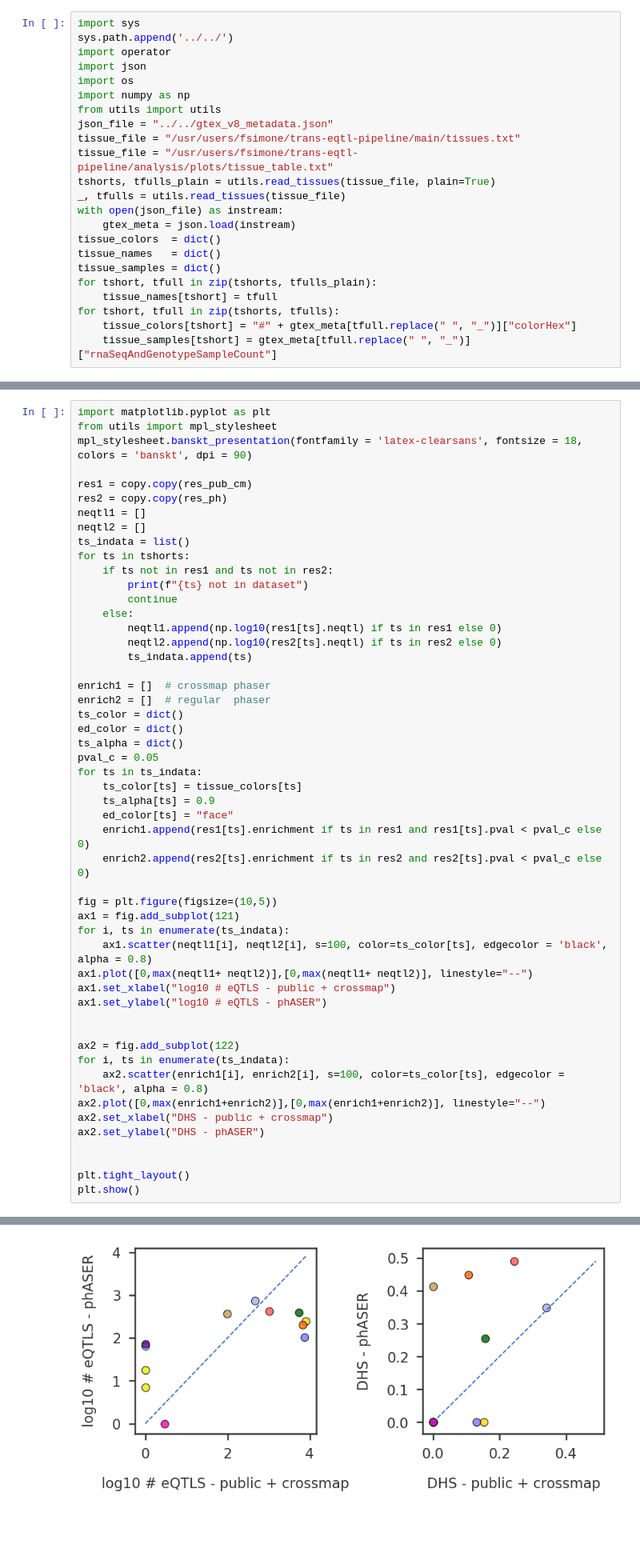
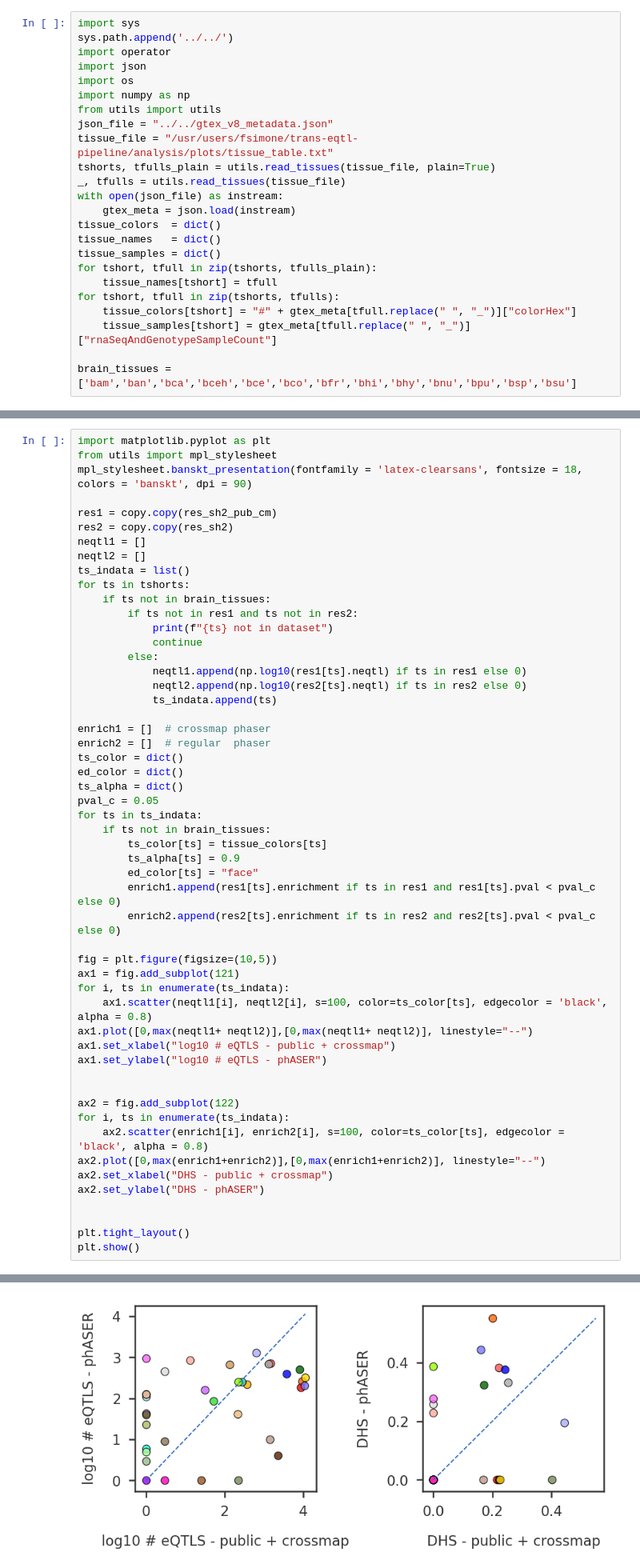
Before and after one commit to banskt/trans-eqtl-pipeline, a Jupyter notebook: analysis/jupyter/dhs_analysis/Crossmap_dhs_analysis.ipynb, the cells around one changed output, grey strips where cells are left out. Shown at 80% size. Cells and saved outputs as stored; diff of their text form; blank space fills up the shorter version.

```diff
--- a/analysis/jupyter/dhs_analysis/Crossmap_dhs_analysis.ipynb
+++ b/analysis/jupyter/dhs_analysis/Crossmap_dhs_analysis.ipynb
@@ -7,7 +7,6 @@ import os
 import numpy as np
 from utils import utils
 json_file = "../../gtex_v8_metadata.json"
-tissue_file = "/usr/users/fsimone/trans-eqtl-pipeline/main/tissues.txt"
 tissue_file = "/usr/users/fsimone/trans-eqtl-pipeline/analysis/plots/tissue_table.txt"
 tshorts, tfulls_plain = utils.read_tissues(tissue_file, plain=True)
 _, tfulls = utils.read_tissues(tissue_file)
@@ -21,6 +20,8 @@ for tshort, tfull in zip(tshorts, tfulls_plain):
 for tshort, tfull in zip(tshorts, tfulls):
     tissue_colors[tshort] = "#" + gtex_meta[tfull.replace(" ", "_")]["colorHex"]
     tissue_samples[tshort] = gtex_meta[tfull.replace(" ", "_")]["rnaSeqAndGenotypeSampleCount"]
+
+brain_tissues = ['bam','ban','bca','bceh','bce','bco','bfr','bhi','bhy','bnu','bpu','bsp','bsu']
 # %%
 import collections
 import re
@@ -114,19 +164,20 @@ import matplotlib.pyplot as plt
 from utils import mpl_stylesheet
 mpl_stylesheet.banskt_presentation(fontfamily = 'latex-clearsans', fontsize = 18, colors = 'banskt', dpi = 90)
 
-res1 = copy.copy(res_pub_cm)
-res2 = copy.copy(res_ph)
+res1 = copy.copy(res_sh2_pub_cm)
+res2 = copy.copy(res_sh2)
 neqtl1 = []
 neqtl2 = []
 ts_indata = list()
 for ts in tshorts:
-    if ts not in res1 and ts not in res2:
-        print(f"{ts} not in dataset")
-        continue
-    else:
-        neqtl1.append(np.log10(res1[ts].neqtl) if ts in res1 else 0)
-        neqtl2.append(np.log10(res2[ts].neqtl) if ts in res2 else 0)
-        ts_indata.append(ts)
+    if ts not in brain_tissues:
+        if ts not in res1 and ts not in res2:
+            print(f"{ts} not in dataset")
+            continue
+        else:
+            neqtl1.append(np.log10(res1[ts].neqtl) if ts in res1 else 0)
+            neqtl2.append(np.log10(res2[ts].neqtl) if ts in res2 else 0)
+            ts_indata.append(ts)
 
 enrich1 = []  # crossmap phaser
 enrich2 = []  # regular  phaser
@@ -135,11 +186,12 @@ ed_color = dict()
 ts_alpha = dict()
 pval_c = 0.05
 for ts in ts_indata:
-    ts_color[ts] = tissue_colors[ts]
-    ts_alpha[ts] = 0.9
-    ed_color[ts] = "face"
-    enrich1.append(res1[ts].enrichment if ts in res1 and res1[ts].pval < pval_c else 0)
-    enrich2.append(res2[ts].enrichment if ts in res2 and res2[ts].pval < pval_c else 0)
+    if ts not in brain_tissues:
+        ts_color[ts] = tissue_colors[ts]
+        ts_alpha[ts] = 0.9
+        ed_color[ts] = "face"
+        enrich1.append(res1[ts].enrichment if ts in res1 and res1[ts].pval < pval_c else 0)
+        enrich2.append(res2[ts].enrichment if ts in res2 and res2[ts].pval < pval_c else 0)
 
 fig = plt.figure(figsize=(10,5))
 ax1 = fig.add_subplot(121)
@@ -164 +217 @@ plt.show()
-[figure, old version]
+[figure, new version]
```
Also changed, not shown: parts of 7 cells of this notebook, 18 other files.
